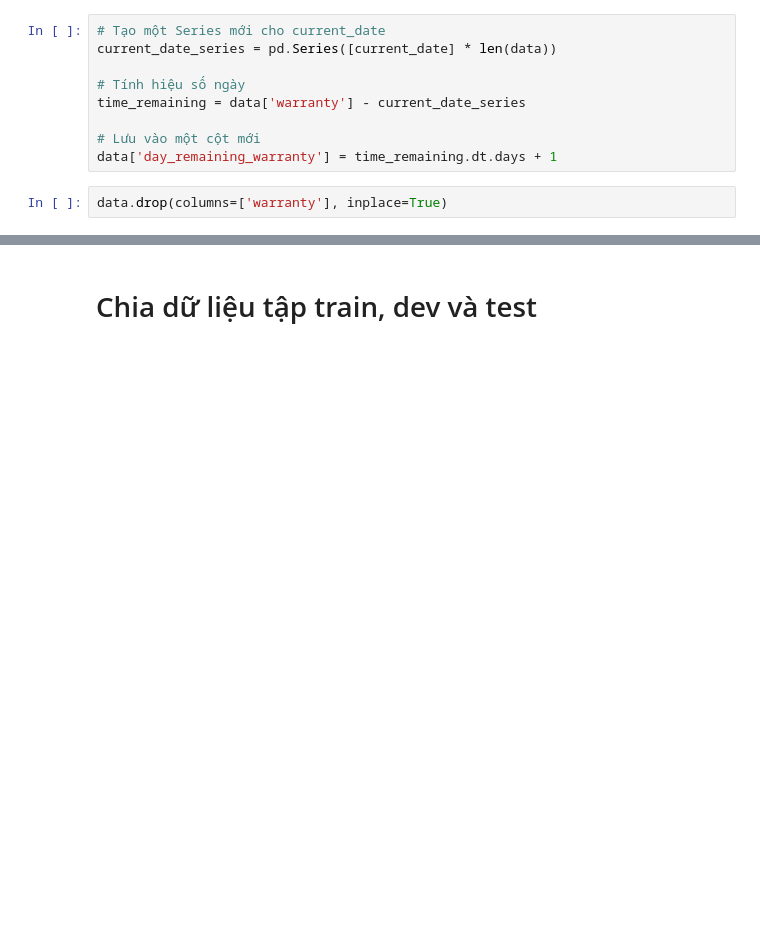
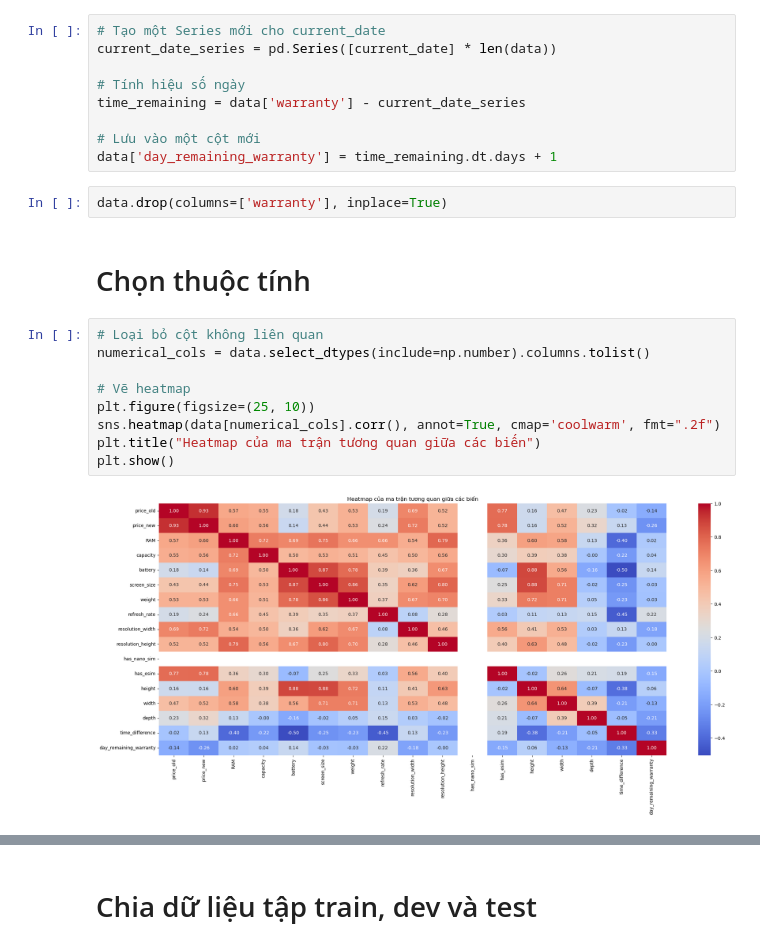
Before and after one commit to phngahn/DS108, a Jupyter notebook: modeling/modeling.ipynb, the cells around one changed output, grey strips where cells are left out. Cells and saved outputs as stored; diff of their text form; blank space fills up the shorter version.

```diff
--- a/modeling/modeling.ipynb
+++ b/modeling/modeling.ipynb
@@ -80,3 +83,16 @@ time_remaining = data['warranty'] - current_date_series
 data['day_remaining_warranty'] = time_remaining.dt.days + 1
 # %%
 data.drop(columns=['warranty'], inplace=True)
+# %% [markdown]
+# Chọn thuộc tính
+# %%
+# Loại bỏ cột không liên quan
+numerical_cols = data.select_dtypes(include=np.number).columns.tolist()
+
+# Vẽ heatmap
+plt.figure(figsize=(25, 10))
+sns.heatmap(data[numerical_cols].corr(), annot=True, cmap='coolwarm', fmt=".2f")
+plt.title("Heatmap của ma trận tương quan giữa các biến")
+plt.show()
+# %% [output]
+[figure, added]
```
Also changed, not shown: parts of 4 cells of this notebook, 3 other files.
